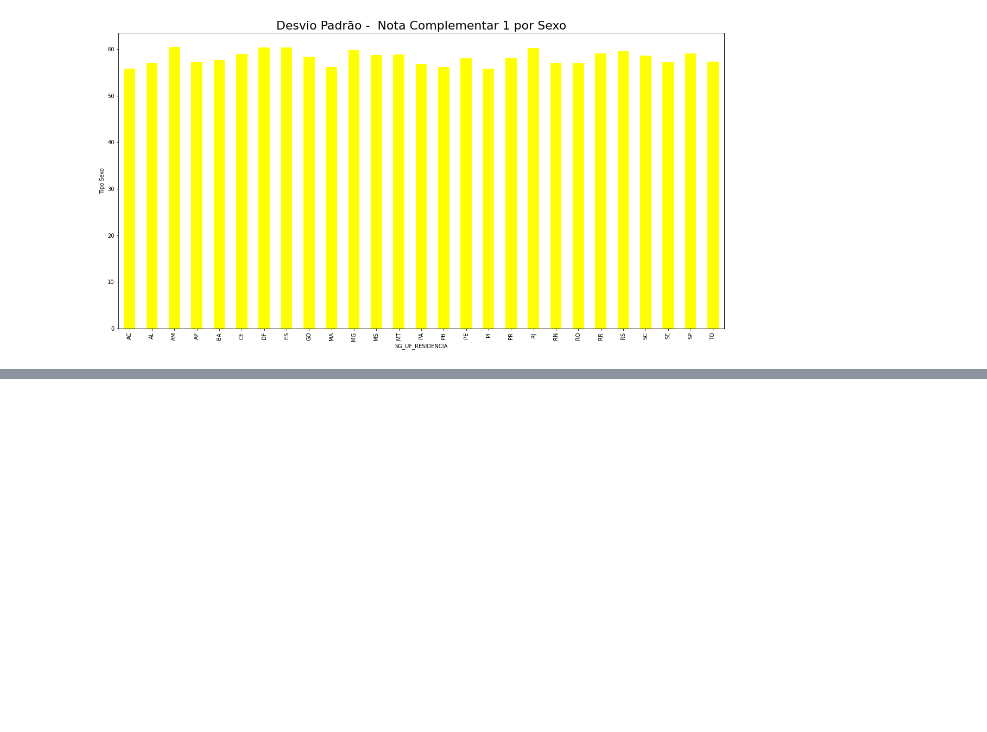
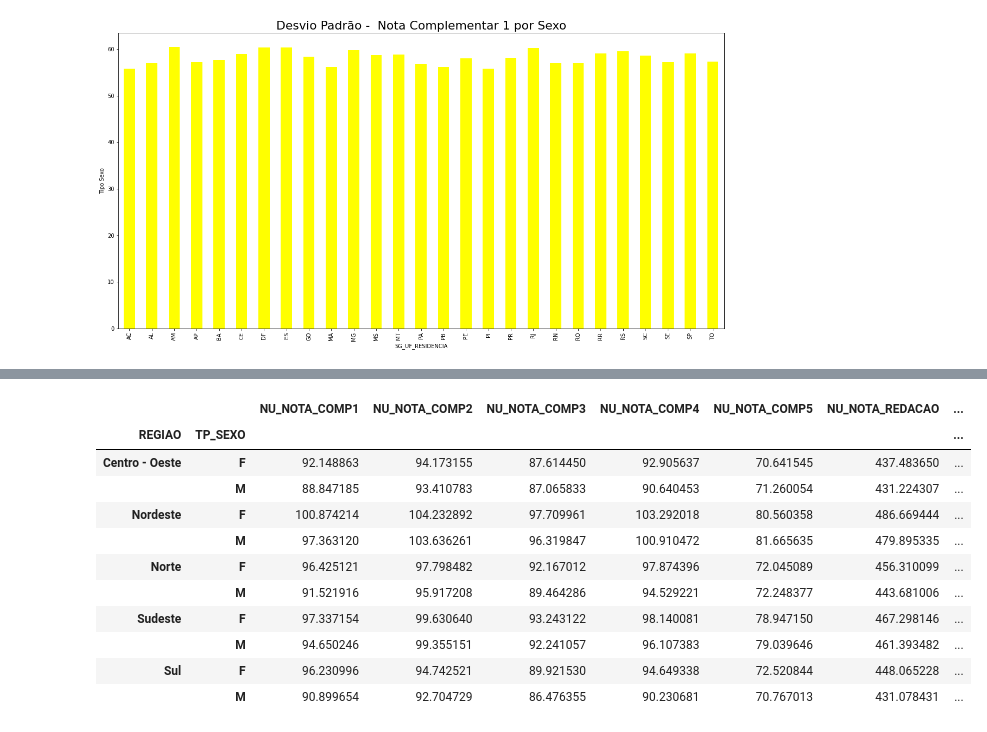
Before and after one commit to Juliana08Santos/Projeto_Enem, a Jupyter notebook: Enem.ipynb, the cells around one changed output, grey strips where cells are left out. Cells and saved outputs as stored; diff of their text form; code cells hidden in the pictures; blank space fills up the shorter version.

```diff
--- a/Enem.ipynb
+++ b/Enem.ipynb
@@ -262,0 +373,15 @@ df_media_centro_oeste
+# %%
+df_dados.groupby(['REGIAO','TP_SEXO']).mean()
+# %% [output]
+|  |  | NU_NOTA_COMP1 | NU_NOTA_COMP2 | NU_NOTA_COMP3 | NU_NOTA_COMP4 | NU_NOTA_COMP5 | NU_NOTA_REDACAO | ... |
+| REGIAO | TP_SEXO |  |  |  |  |  |  | ... |
+| Centro - Oeste | F | 92.148863 | 94.173155 | 87.614450 | 92.905637 | 70.641545 | 437.483650 | ... |
+|  | M | 88.847185 | 93.410783 | 87.065833 | 90.640453 | 71.260054 | 431.224307 | ... |
+| Nordeste | F | 100.874214 | 104.232892 | 97.709961 | 103.292018 | 80.560358 | 486.669444 | ... |
+|  | M | 97.363120 | 103.636261 | 96.319847 | 100.910472 | 81.665635 | 479.895335 | ... |
+| Norte | F | 96.425121 | 97.798482 | 92.167012 | 97.874396 | 72.045089 | 456.310099 | ... |
+|  | M | 91.521916 | 95.917208 | 89.464286 | 94.529221 | 72.248377 | 443.681006 | ... |
+| Sudeste | F | 97.337154 | 99.630640 | 93.243122 | 98.140081 | 78.947150 | 467.298146 | ... |
+|  | M | 94.650246 | 99.355151 | 92.241057 | 96.107383 | 79.039646 | 461.393482 | ... |
+| Sul | F | 96.230996 | 94.742521 | 89.921530 | 94.649338 | 72.520844 | 448.065228 | ... |
+|  | M | 90.899654 | 92.704729 | 86.476355 | 90.230681 | 70.767013 | 431.078431 | ... |
```
Also changed, not shown: parts of 40 cells of this notebook.
